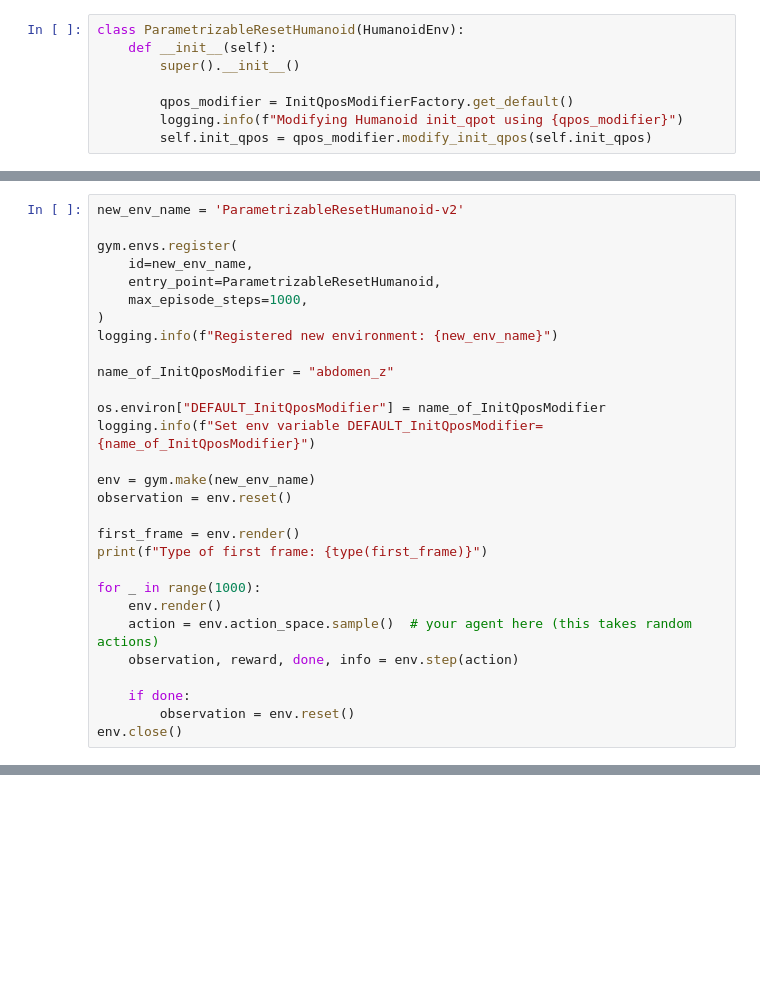
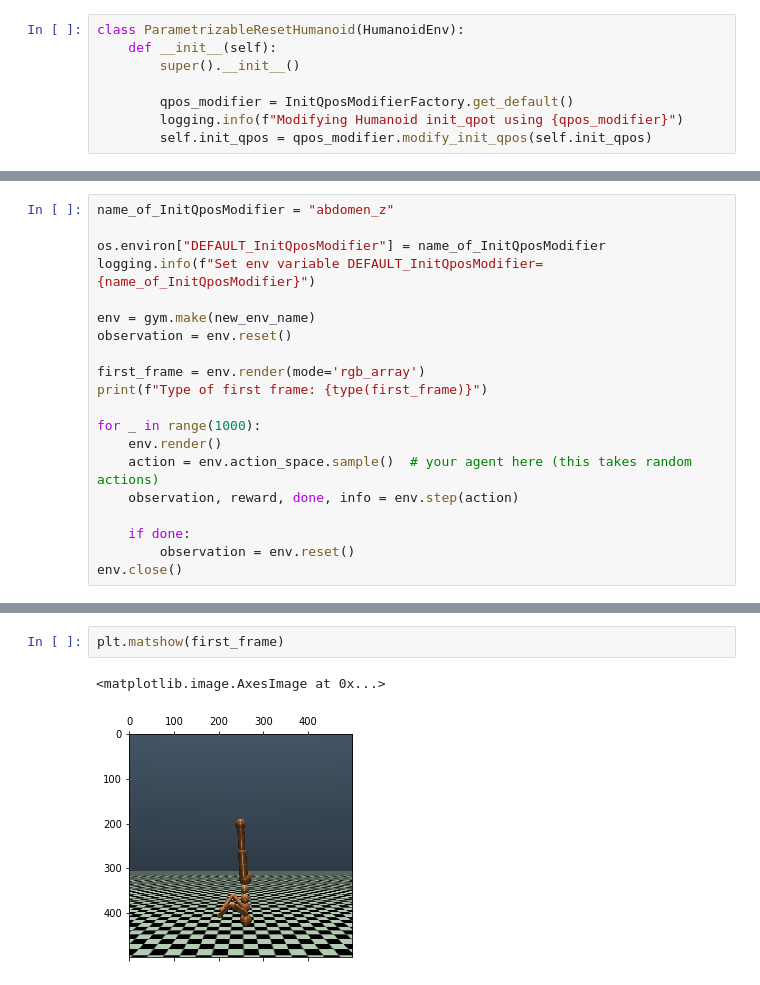
Before and after one commit to PKramek/HumanoidStateInterrogation, a Jupyter notebook: main.ipynb, the cells around one changed output, grey strips where cells are left out. Cells and saved outputs as stored; diff of their text form; blank space fills up the shorter version.

```diff
--- a/main.ipynb
+++ b/main.ipynb
@@ -19,13 +37,4 @@ class ParametrizableResetHumanoid(HumanoidEnv):
 # %%
-new_env_name = 'ParametrizableResetHumanoid-v2'
-
-gym.envs.register(
-    id=new_env_name,
-    entry_point=ParametrizableResetHumanoid,
-    max_episode_steps=1000,
-)
-logging.info(f"Registered new environment: {new_env_name}")
-
 name_of_InitQposModifier = "abdomen_z"
 
 os.environ["DEFAULT_InitQposModifier"] = name_of_InitQposModifier
@@ -34,7 +43,7 @@ logging.info(f"Set env variable DEFAULT_InitQposModifier={name_of_InitQposModifi
 env = gym.make(new_env_name)
 observation = env.reset()
 
-first_frame = env.render()
+first_frame = env.render(mode='rgb_array')
 print(f"Type of first frame: {type(first_frame)}")
 
 for _ in range(1000):
@@ -47,0 +70,5 @@ env.close()
+# %%
+plt.matshow(first_frame)
+# %% [output]
+<matplotlib.image.AxesImage at 0x...>
+[figure, added]
```
Also changed, not shown: parts of 7 cells of this notebook.
